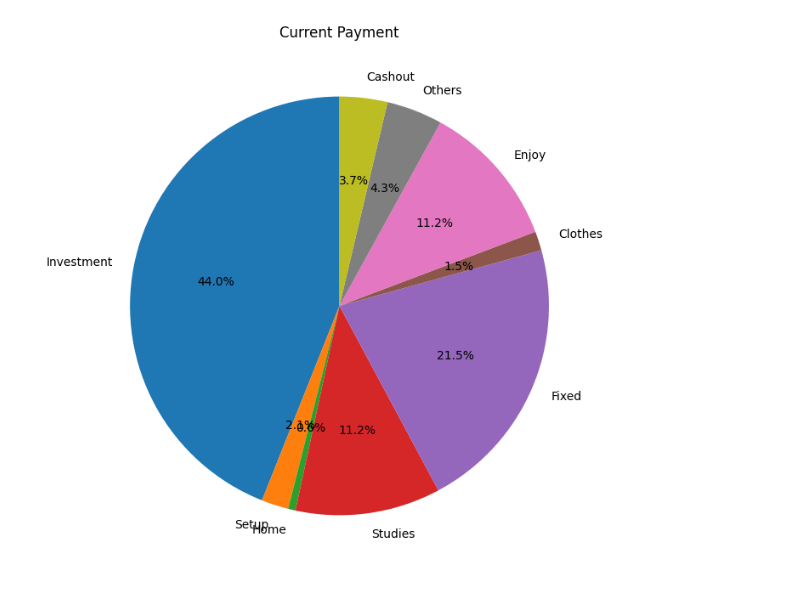
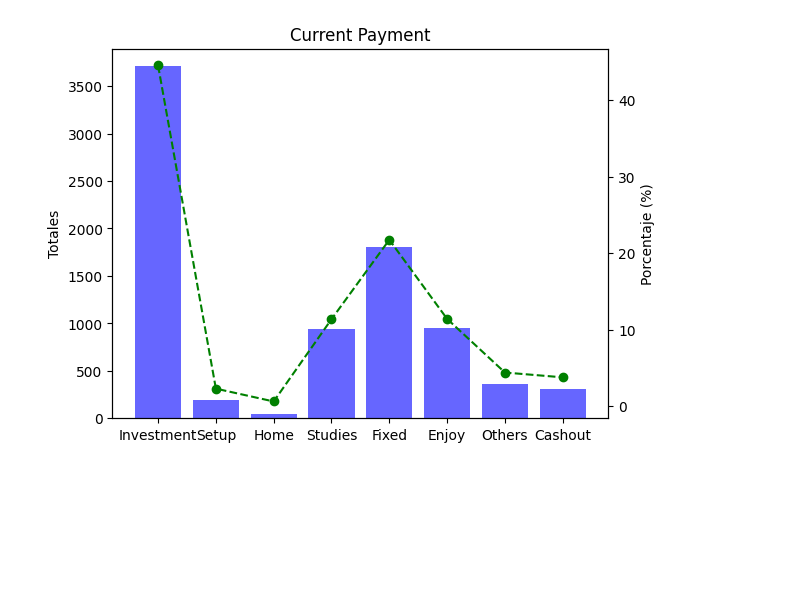
Before and after one commit to EliasCalixto/monitor, a Jupyter notebook: requests.ipynb, the cells around one changed output. Saved outputs shown, nothing was run; the diff lists cells and outputs as text; code cells hidden in the pictures; blank space fills up the shorter version.

```diff
--- a/requests.ipynb
+++ b/requests.ipynb
@@ -64,4 +62,4 @@ Cashout: 311.32 / 3.69%
 # %%
-create_graph_2(data_now, 'Current Payment')
+create_graph_1(data_now, 'Current Payment')
 # %% [output]
-[figure, old version]
+[figure, new version]
```
Also changed, not shown: parts of 4 cells of this notebook, 1 other file.
